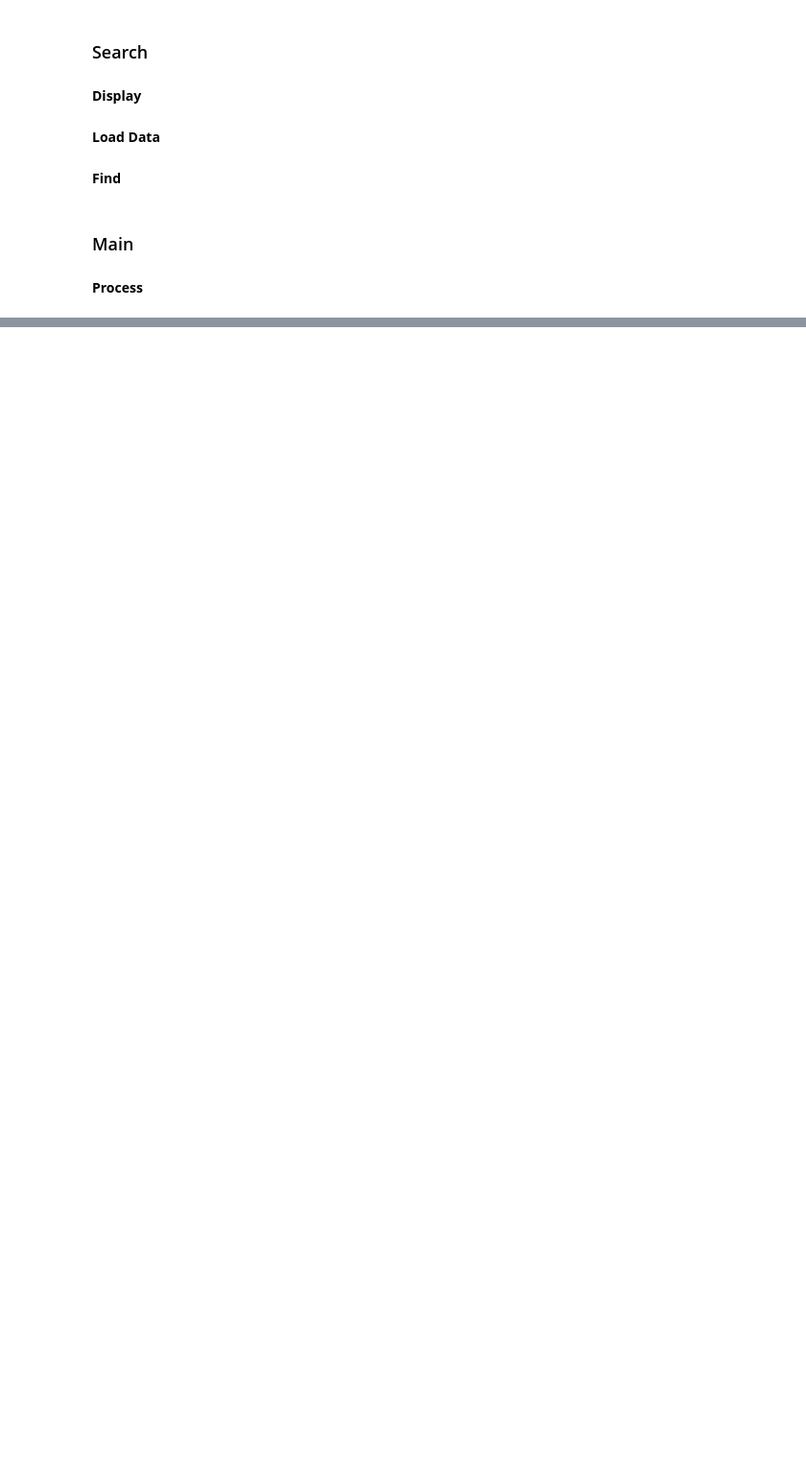
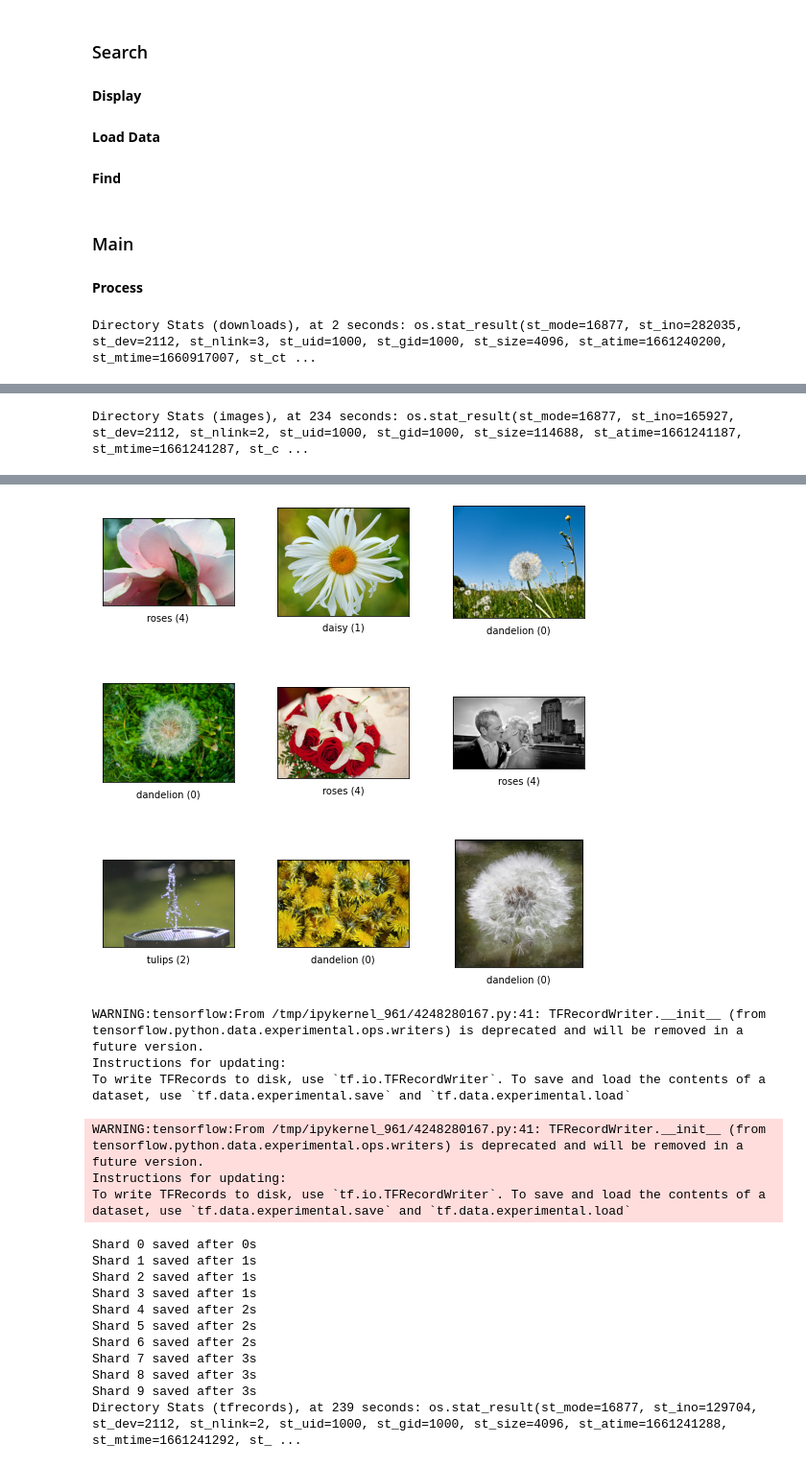
Before and after one commit to laxmilearn/ml_playground, a Jupyter notebook: src/tf_image_embeddings_play.ipynb, the cells around one changed output, grey strips where cells are left out. Shown at 96% size. Saved outputs shown, nothing was run; the diff lists cells and outputs as text; code cells hidden in the pictures; blank space fills up the shorter version.

Commit message:
Changes: Minor changes and fresh run Work: Search using Facebook FAISS Framework & Dataset: Tensor Flow, TF Flowers Model: Image Embeddings using EfficientNet

```diff
--- a/src/tf_image_embeddings_play.ipynb
+++ b/src/tf_image_embeddings_play.ipynb
@@ -463,6 +460,7 @@ def search_and_display(index, embeds, id_map, query_id):
 # %%
 target_example_count = 2000
 target_shard_count = 10
+target_batch_size = min(int(target_example_count/target_shard_count), 50)
 
 # NOTE: Uncomment the below on a fresh machine
 # NOTE: MUST comment this whenever the target-config is revised
@@ -474,4 +472,6 @@ target_shard_count = 10
 # NOTE: MUST uncomment this whenever any of the above are uncommented
 # Once embeddings are calculated, comment it back
 # Once embeddings are calculated for a selected model, we can reuse the same for all the future runs
-#calculate_and_save_embeddings_flowers_dataset(shard_count=target_shard_count)
+#calculate_and_save_embeddings_flowers_dataset(shard_count=target_shard_count, batch_size=target_batch_size)
+# %% [output]
+Directory Stats (downloads), at 2 seconds: os.stat_result(st_mode=16877, st_ino=282035, st_dev=2112, st_nlink=3, st_uid=1000, st_gid=1000, st_size=4096, st_atime=1661240200, st_mtime=1660917007, st_ct ...
@@ -477,0 +479 @@ target_shard_count = 10
+Directory Stats (images), at 234 seconds: os.stat_result(st_mode=16877, st_ino=165927, st_dev=2112, st_nlink=2, st_uid=1000, st_gid=1000, st_size=114688, st_atime=1661241187, st_mtime=1661241287, st_c ...
@@ -477,0 +482,18 @@ target_shard_count = 10
+[figure, added]
+WARNING:tensorflow:From /tmp/ipykernel_961/4248280167.py:41: TFRecordWriter.__init__ (from tensorflow.python.data.experimental.ops.writers) is deprecated and will be removed in a future version.
+Instructions for updating:
+To write TFRecords to disk, use `tf.io.TFRecordWriter`. To save and load the contents of a dataset, use `tf.data.experimental.save` and `tf.data.experimental.load`
+WARNING:tensorflow:From /tmp/ipykernel_961/4248280167.py:41: TFRecordWriter.__init__ (from tensorflow.python.data.experimental.ops.writers) is deprecated and will be removed in a future version.
+Instructions for updating:
+To write TFRecords to disk, use `tf.io.TFRecordWriter`. To save and load the contents of a dataset, use `tf.data.experimental.save` and `tf.data.experimental.load`
+Shard 0 saved after 0s
+Shard 1 saved after 1s
+Shard 2 saved after 1s
+Shard 3 saved after 1s
+Shard 4 saved after 2s
+Shard 5 saved after 2s
+Shard 6 saved after 2s
+Shard 7 saved after 3s
+Shard 8 saved after 3s
+Shard 9 saved after 3s
+Directory Stats (tfrecords), at 239 seconds: os.stat_result(st_mode=16877, st_ino=129704, st_dev=2112, st_nlink=2, st_uid=1000, st_gid=1000, st_size=4096, st_atime=1661241288, st_mtime=1661241292, st_ ...
```
Also changed, not shown: parts of 13 cells of this notebook.
